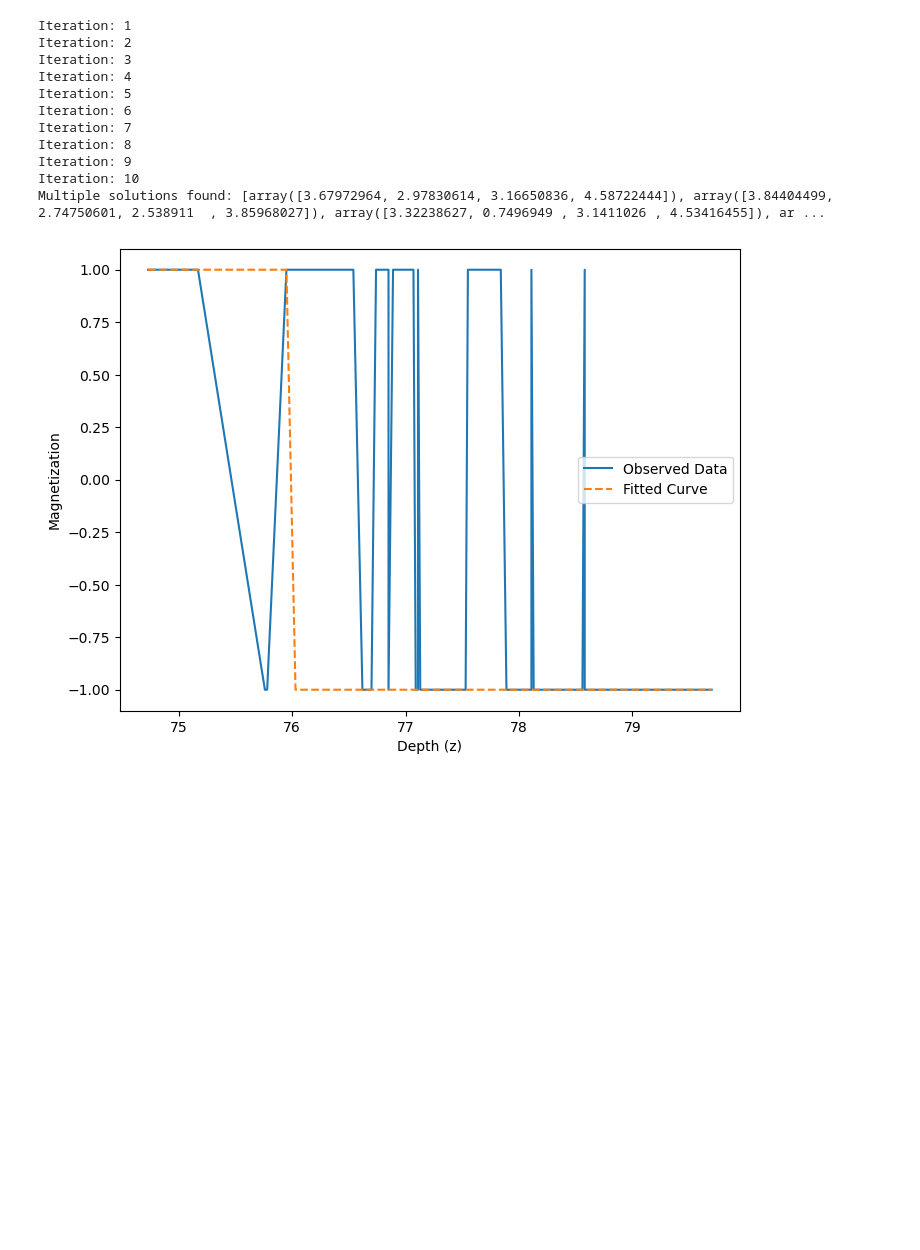
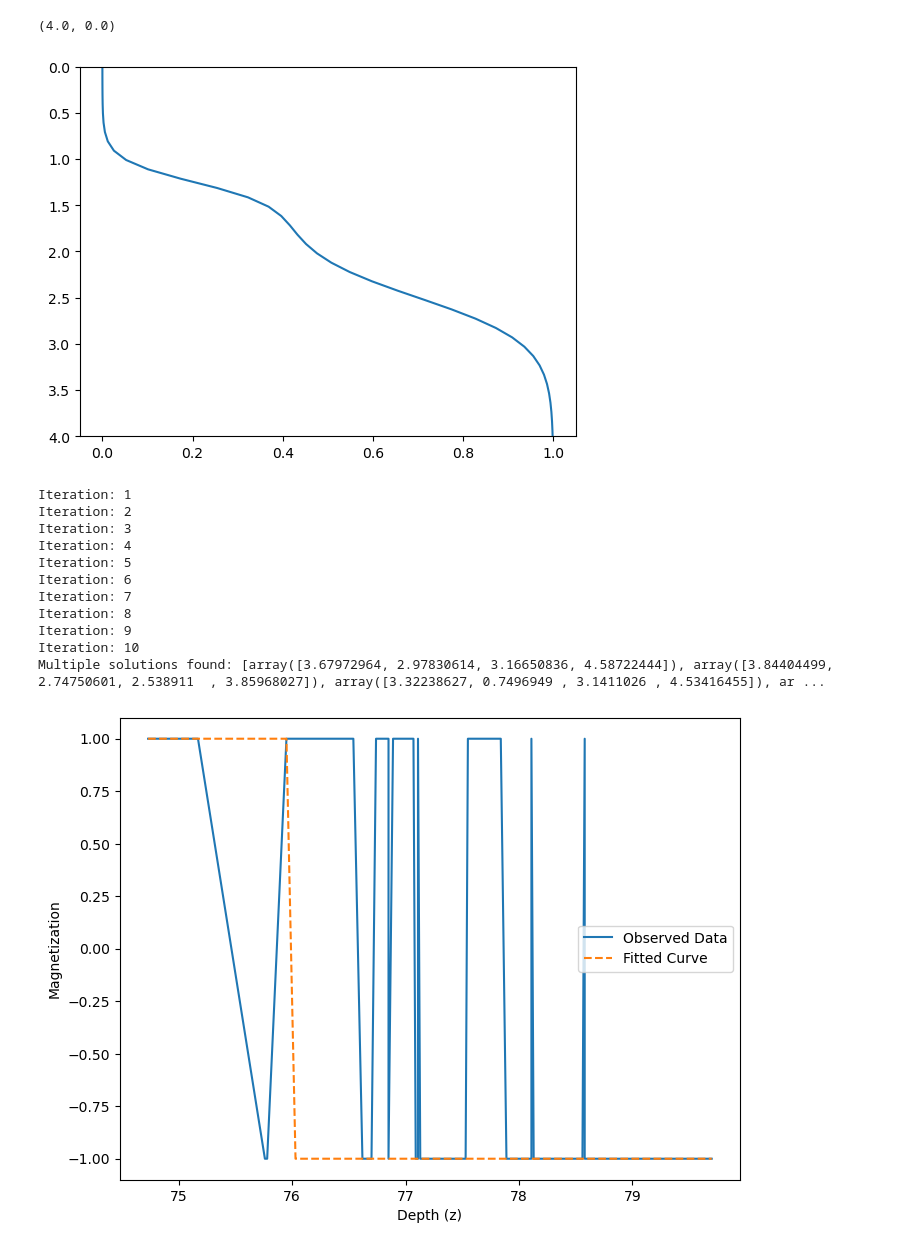
Before and after one commit to Stellaerranti/Spassov, a Jupyter notebook: Fit v_2_real.ipynb, the cells around one changed output. Drawn from its saved outputs; the diff is of its cells as text; code cells hidden in the pictures; blank space fills up the shorter version.

```diff
--- a/Fit v_2_real.ipynb
+++ b/Fit v_2_real.ipynb
@@ -21,9 +21,9 @@ def get_params_from_depths(lock_in_depth):
     return params
 # %%
 def e(z):
-    idx = np.where(np.isclose(depth, z))[0]
-    idx = idx[0]
-
+    #idx = np.where(np.isclose(depth, z))[0]
+    #idx = idx[0]
+    return 0.4
     return 1 - fraction_data[idx]
 # %%
 def H(z):
@@ -83,6 +83,16 @@ def random_restarts_optimization(loss_function, z_data, M_obs, bounds, n_restart
         print(f"Iteration: {i+1}")
 
     return solutions
+# %%
+a1, a2, b1, b2 = get_params_from_depths([1,1.5,2,3])
+# %%
+depth = np.linspace(0,10,100)
+# %%
+plt.plot(l(1,depth,a1,b1,a2,b2),depth)
+plt.ylim(4,0)
+# %% [output]
+(4.0, 0.0)
+[figure, added]
 # %%
 c1 = 73
 c2 = 74.5
```
Also changed, not shown: 8 other files.
